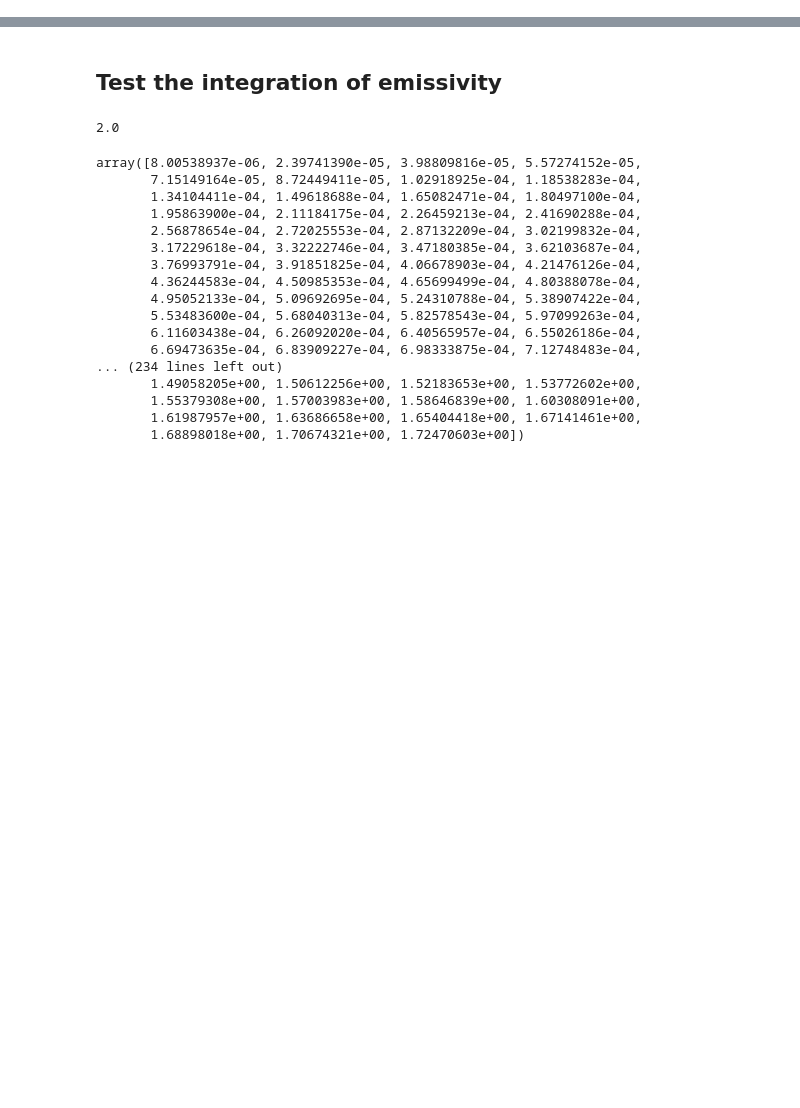
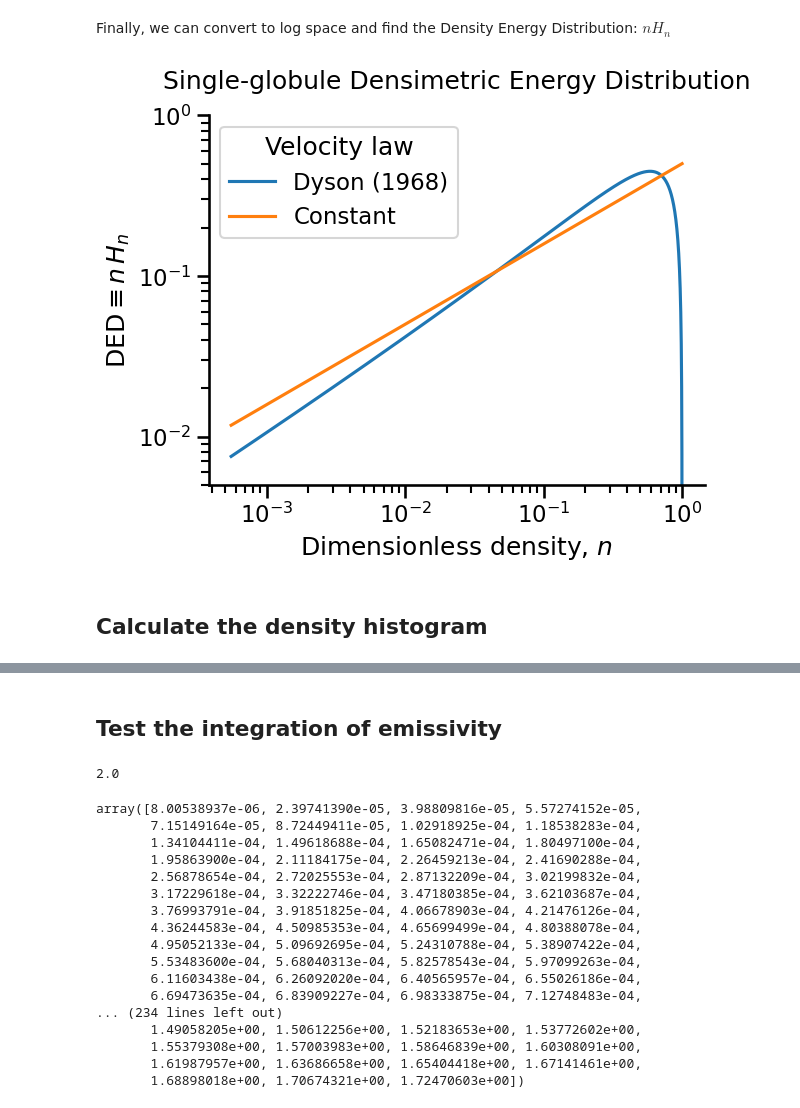
Before and after one commit to will-henney/hii-density-distribution, a Jupyter notebook: density_pdf_explore.ipynb, the cells around one changed output, grey strips where cells are left out. Saved outputs shown, nothing was run; the diff lists cells and outputs as text; code cells hidden in the pictures; blank space fills up the shorter version.

Commit message:
Derive the DED for the spherical globule case

```diff
--- a/density_pdf_explore.ipynb
+++ b/density_pdf_explore.ipynb
@@ -53,0 +115,20 @@ ax.set_yscale("log")
+# %% [markdown]
+Finally, we can convert to log space and find the Density Energy Distribution: $n H_n$
+# %%
+fig, ax = plt.subplots()
+ax.plot(flow.density_edges, flow.density_edges * Hn / abs(Hn0), label="Dyson (1968)")
+ax.plot(flow.density_edges, 0.5 * np.sqrt(flow.density_edges), label="Constant")
+ax.set_xscale("log")
+ax.set_yscale("log")
+ax.set_ylim(5e-3, 1.0)
+ax.set_xlabel("Dimensionless density, $n$")
+ax.set_ylabel(r"DED$\equiv n\, H_n$")
+ax.legend().set_title("Velocity law")
+ax.set_title(r"Single-globule Densimetric Energy Distribution", y=1.05)
+
+sns.despine()
+fig.savefig("single-globule-ded.pdf")
+# %% [output]
+[figure, added]
+# %% [markdown]
+## Calculate the density histogram
```
Also changed, not shown: parts of 28 cells of this notebook, 3 other files.
